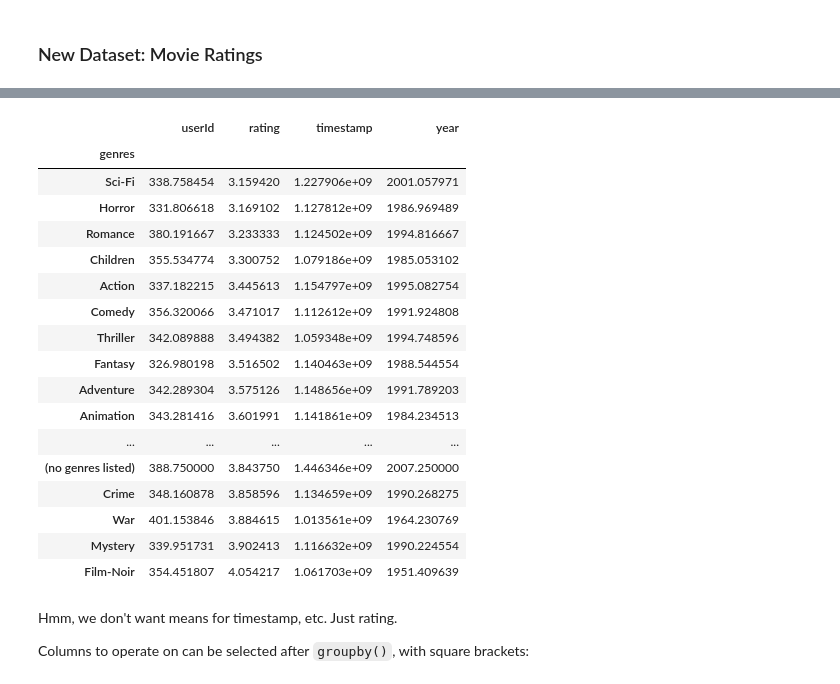
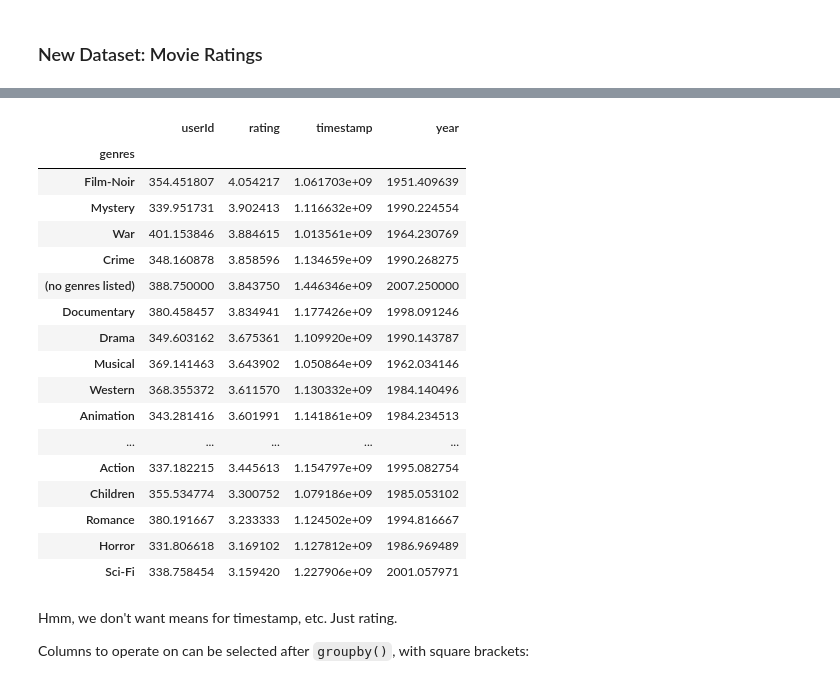
Before and after one commit to organisciak/Scripting-Course, a Jupyter notebook: slides/05-split-apply-combine.ipynb, the cells around one changed output, grey strips where cells are left out. Cells and saved outputs as stored; diff of their text form; code cells hidden in the pictures.

```diff
--- a/slides/05-split-apply-combine.ipynb
+++ b/slides/05-split-apply-combine.ipynb
@@ -326,25 +350,25 @@ ratings.sample(10)
 # %%
 by_genre = ratings.groupby('genres').mean()
-by_genre.sort_values('rating')
+by_genre.sort_values('rating', ascending=False)
 # %% [output]
 |  | userId | rating | timestamp | year |
 | genres |  |  |  |  |
-| Sci-Fi | 338.758454 | 3.159420 | 1.227906e+09 | 2001.057971 |
-| Horror | 331.806618 | 3.169102 | 1.127812e+09 | 1986.969489 |
-| Romance | 380.191667 | 3.233333 | 1.124502e+09 | 1994.816667 |
-| Children | 355.534774 | 3.300752 | 1.079186e+09 | 1985.053102 |
-| Action | 337.182215 | 3.445613 | 1.154797e+09 | 1995.082754 |
-| Comedy | 356.320066 | 3.471017 | 1.112612e+09 | 1991.924808 |
-| Thriller | 342.089888 | 3.494382 | 1.059348e+09 | 1994.748596 |
-| Fantasy | 326.980198 | 3.516502 | 1.140463e+09 | 1988.544554 |
-| Adventure | 342.289304 | 3.575126 | 1.148656e+09 | 1991.789203 |
+| Film-Noir | 354.451807 | 4.054217 | 1.061703e+09 | 1951.409639 |
+| Mystery | 339.951731 | 3.902413 | 1.116632e+09 | 1990.224554 |
+| War | 401.153846 | 3.884615 | 1.013561e+09 | 1964.230769 |
+| Crime | 348.160878 | 3.858596 | 1.134659e+09 | 1990.268275 |
+| (no genres listed) | 388.750000 | 3.843750 | 1.446346e+09 | 2007.250000 |
+| Documentary | 380.458457 | 3.834941 | 1.177426e+09 | 1998.091246 |
+| Drama | 349.603162 | 3.675361 | 1.109920e+09 | 1990.143787 |
+| Musical | 369.141463 | 3.643902 | 1.050864e+09 | 1962.034146 |
+| Western | 368.355372 | 3.611570 | 1.130332e+09 | 1984.140496 |
 | Animation | 343.281416 | 3.601991 | 1.141861e+09 | 1984.234513 |
 | ... | ... | ... | ... | ... |
-| (no genres listed) | 388.750000 | 3.843750 | 1.446346e+09 | 2007.250000 |
-| Crime | 348.160878 | 3.858596 | 1.134659e+09 | 1990.268275 |
-| War | 401.153846 | 3.884615 | 1.013561e+09 | 1964.230769 |
-| Mystery | 339.951731 | 3.902413 | 1.116632e+09 | 1990.224554 |
-| Film-Noir | 354.451807 | 4.054217 | 1.061703e+09 | 1951.409639 |
+| Action | 337.182215 | 3.445613 | 1.154797e+09 | 1995.082754 |
+| Children | 355.534774 | 3.300752 | 1.079186e+09 | 1985.053102 |
+| Romance | 380.191667 | 3.233333 | 1.124502e+09 | 1994.816667 |
+| Horror | 331.806618 | 3.169102 | 1.127812e+09 | 1986.969489 |
+| Sci-Fi | 338.758454 | 3.159420 | 1.227906e+09 | 2001.057971 |
 # %% [markdown]
 Hmm, we don't want means for timestamp, etc. Just rating.
 
```
Also changed, not shown: parts of 5 cells of this notebook, 3 other files.
